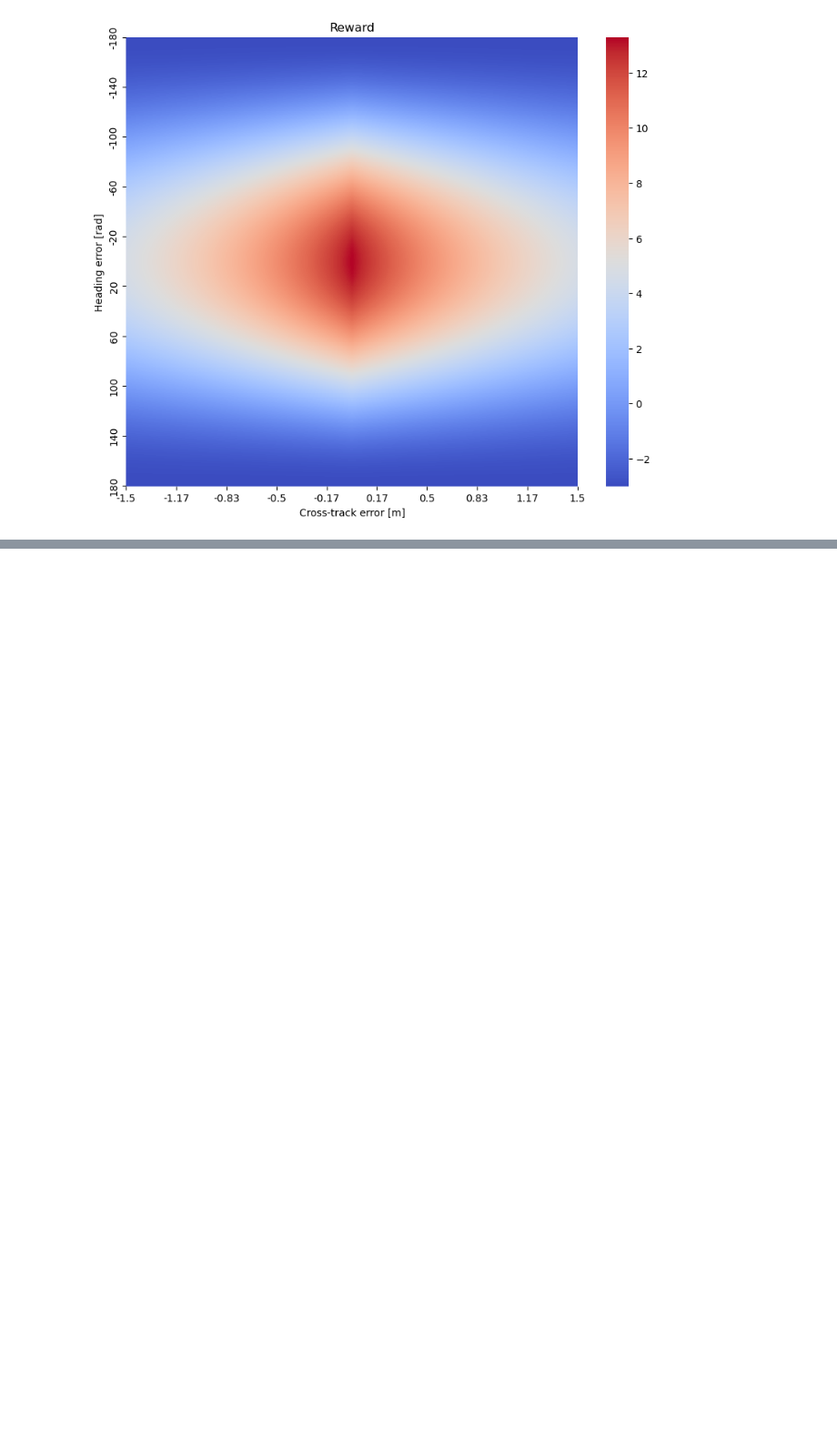
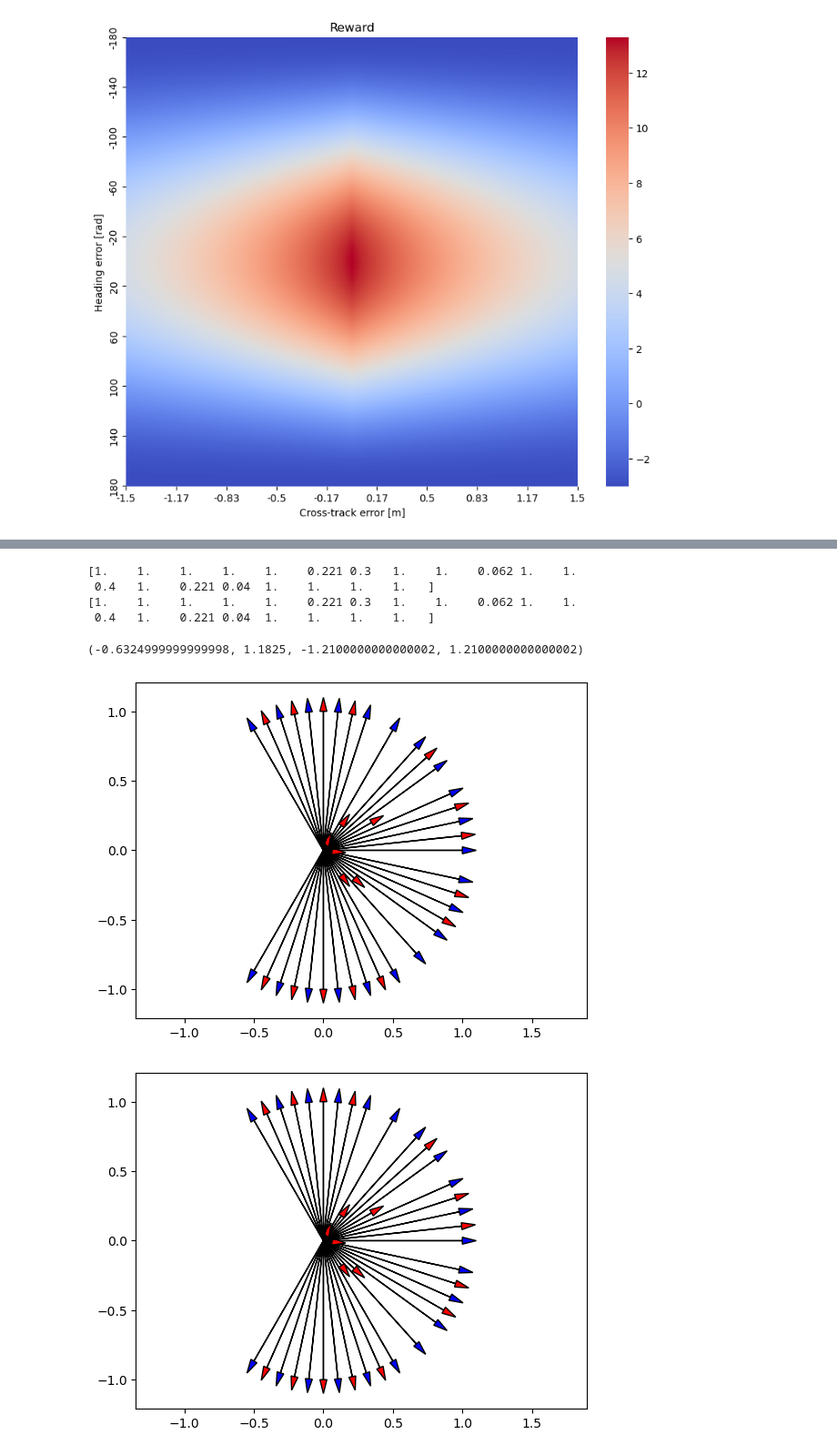
Before and after one commit to SpartanTan/RL-everything, a Jupyter notebook: torh_tutorial/rewards.ipynb, the cells around one changed output, grey strips where cells are left out. Shown at 91% size. Cells and saved outputs as stored; diff of their text form; code cells hidden in the pictures; blank space fills up the shorter version.

```diff
--- a/torh_tutorial/rewards.ipynb
+++ b/torh_tutorial/rewards.ipynb
@@ -139,0 +217,44 @@ ax.set_yticklabels([int(y) for y in y_ticks])
+# %%
+sectors = np.linspace(-np.deg2rad(120), np.deg2rad(120), 21)
+differences = np.diff(sectors)
+angles_of_sectors = sectors[:-1] + differences / 2
+def draw_arrow(x, y, angle, length=1, color='b'):
+    dx = length * np.cos(angle)
+    dy = length * np.sin(angle)
+
+    plt.arrow(x, y, dx, dy, head_width=0.05, head_length=0.1, fc=color, ec='black')
+
+result = np.array([1.,1., 1., 1., 1., 0.221, 0.3, 1.,    1.,    0.062, 1.,    1., 0.4,    1.,    0.221, 0.04,    1.,    1.,    1.,    1.,   ])
+mes = np.vstack([angles_of_sectors, result]).T
+print(result)
+
+fig, ax = plt.subplots()
+for angle in sectors:
+    draw_arrow(0.0, 0.0, angle, 1.0)
+for data in mes:
+    draw_arrow(0.0, 0.0, data[0], data[1], 'r')
+plt.axis("equal")
+
+# start_indices = [5, 12]
+# end_indices = [9, 15]
+
+end_indices = [5]
+start_indices = [15]
+
+result = smooth_data(result, start_indices, end_indices)
+mes = np.vstack([angles_of_sectors, result]).T
+print(result)
+fig, ax = plt.subplots()
+for angle in sectors:
+    draw_arrow(0.0, 0.0, angle, 1.0)
+for data in mes:
+    draw_arrow(0.0, 0.0, data[0], data[1], 'r')
+plt.axis("equal")
+# %% [output]
+[1.    1.    1.    1.    1.    0.221 0.3   1.    1.    0.062 1.    1.
+ 0.4   1.    0.221 0.04  1.    1.    1.    1.   ]
+[1.    1.    1.    1.    1.    0.221 0.3   1.    1.    0.062 1.    1.
+ 0.4   1.    0.221 0.04  1.    1.    1.    1.   ]
+(-0.6324999999999998, 1.1825, -1.2100000000000002, 1.2100000000000002)
+[figure, added]
+[figure, added]
```
Also changed, not shown: parts of 5 cells of this notebook, 4 other files.
